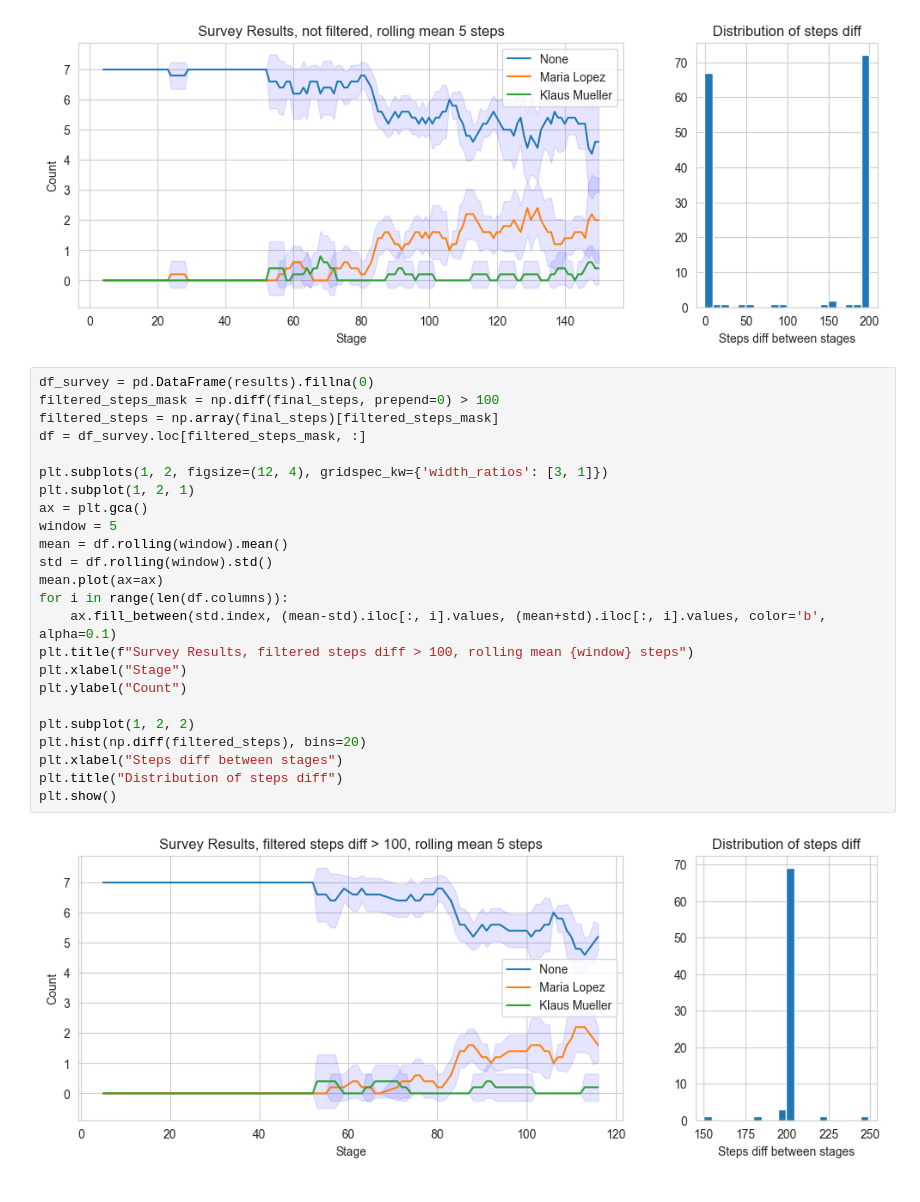
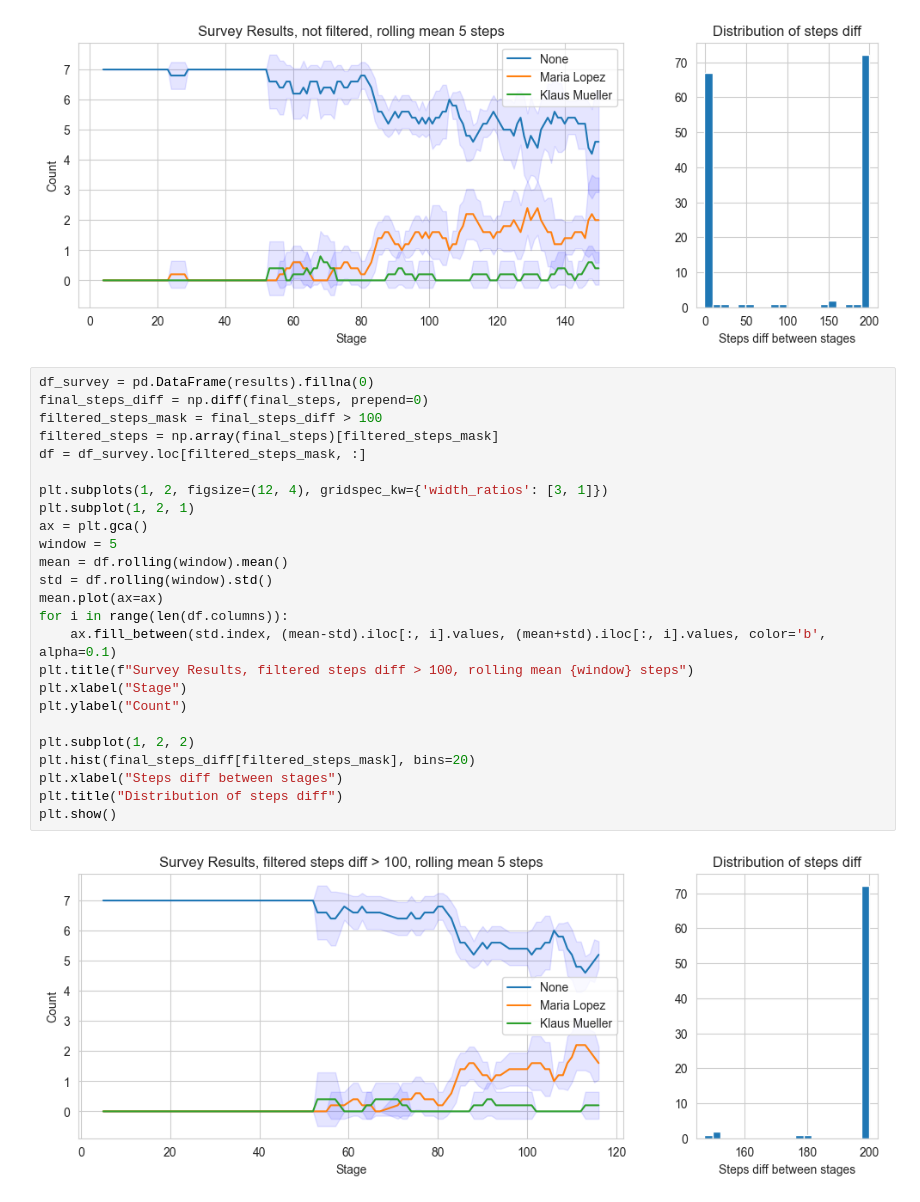
Before and after one commit to yzimmermann/generative_agents, a Jupyter notebook: reverie/backend_server/survey.ipynb, the cells around one changed output. Cells and saved outputs as stored; diff of their text form.

Commit message:
fix steps diff count for filtered

```diff
--- a/reverie/backend_server/survey.ipynb
+++ b/reverie/backend_server/survey.ipynb
@@ -221,27 +221,28 @@ plt.show()
 [figure]
 # %%
 df_survey = pd.DataFrame(results).fillna(0)
-filtered_steps_mask = np.diff(final_steps, prepend=0) > 100
+final_steps_diff = np.diff(final_steps, prepend=0)
+filtered_steps_mask = final_steps_diff > 100
 filtered_steps = np.array(final_steps)[filtered_steps_mask]
 df = df_survey.loc[filtered_steps_mask, :]
 
 plt.subplots(1, 2, figsize=(12, 4), gridspec_kw={'width_ratios': [3, 1]})
 plt.subplot(1, 2, 1)
 ax = plt.gca()
 window = 5
 mean = df.rolling(window).mean()
 std = df.rolling(window).std()
 mean.plot(ax=ax)
 for i in range(len(df.columns)):
     ax.fill_between(std.index, (mean-std).iloc[:, i].values, (mean+std).iloc[:, i].values, color='b', alpha=0.1)
 plt.title(f"Survey Results, filtered steps diff > 100, rolling mean {window} steps")
 plt.xlabel("Stage")
 plt.ylabel("Count")
 
 plt.subplot(1, 2, 2)
-plt.hist(np.diff(filtered_steps), bins=20)
+plt.hist(final_steps_diff[filtered_steps_mask], bins=20)
 plt.xlabel("Steps diff between stages")
 plt.title("Distribution of steps diff")
 plt.show()
 # %% [output]
-[figure, old version]
+[figure, new version]
```
